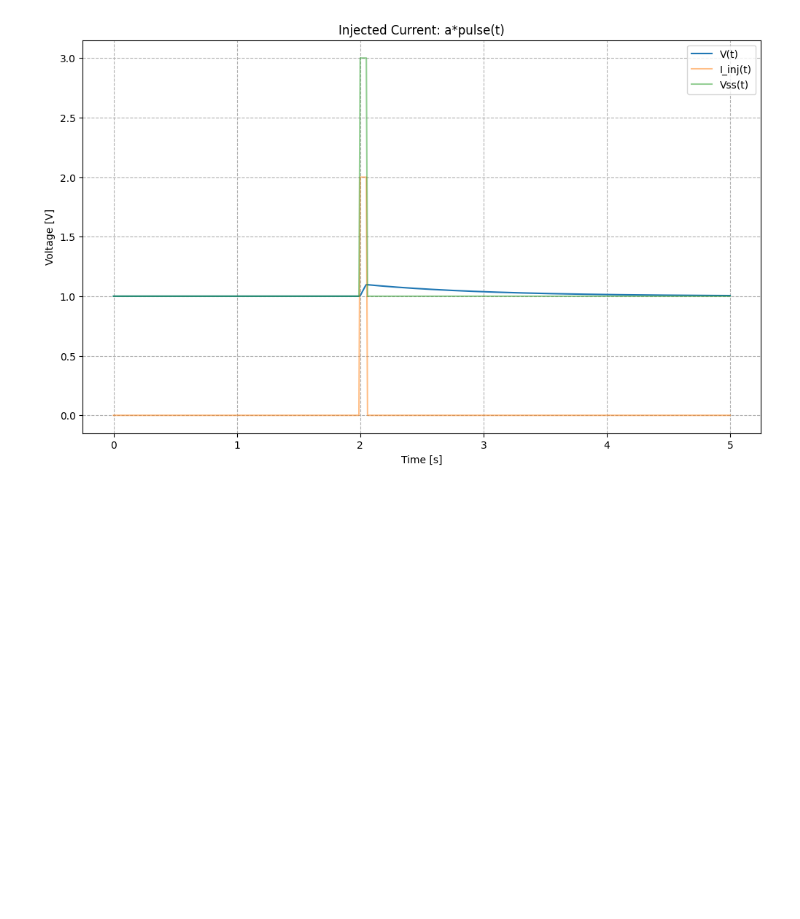
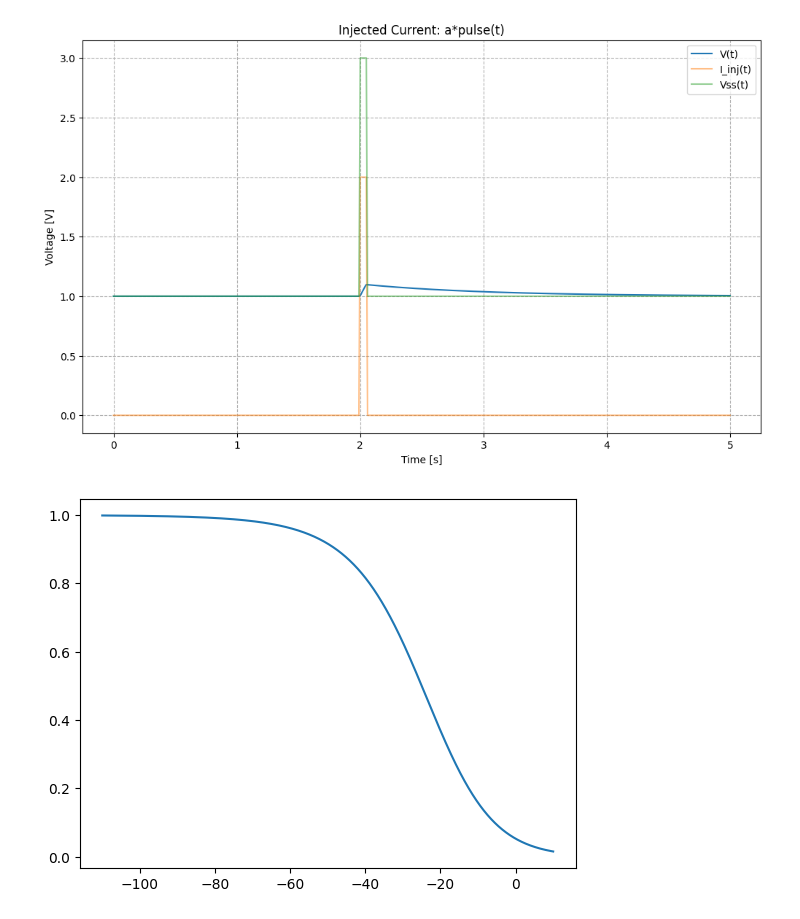
Before and after one commit to lneira19/physio-codes, a Jupyter notebook: ExcMembrane.ipynb, the cells around one changed output. Saved outputs shown, nothing was run; the diff lists cells and outputs as text; code cells hidden in the pictures; blank space fills up the shorter version.

```diff
--- a/ExcMembrane.ipynb
+++ b/ExcMembrane.ipynb
@@ -243,3 +243,35 @@ plt.legend()
 plt.show()
 # %% [output]
 [figure]
+# %%
+def alpha_n(voltage):
+    a_n = 0.01*(voltage+10)/(np.exp((voltage+10)/10)-1)
+    return a_n
+
+def beta_n(voltage):
+    b_n = 0.125*np.exp(voltage/80)
+    return b_n
+
+def alpha_m(voltage):
+    a_m = 0.1*(voltage+25)/(np.exp((voltage+25)/10)-1)
+    return a_m
+
+def beta_m(voltage):
+    b_m = 4*np.exp(voltage/18)
+    return b_m
+
+def alpha_h(voltage):
+    a_h = 0.07*np.exp(voltage/20)
+    return a_h
+
+def beta_h(voltage):
+    b_h = 1/(np.exp((voltage+30)/10)+1)
+    return b_h
+# %%
+arr_volt = np.linspace(start=-110,stop=10,num=10000)
+arr_prueba = np.array([alpha_m(voltage)/(alpha_m(voltage)+beta_m(voltage)) for voltage in arr_volt])
+
+plt.plot(arr_volt,arr_prueba)
+plt.show()
+# %% [output]
+[figure, added]
```
Also changed, not shown: parts of 14 cells of this notebook.
